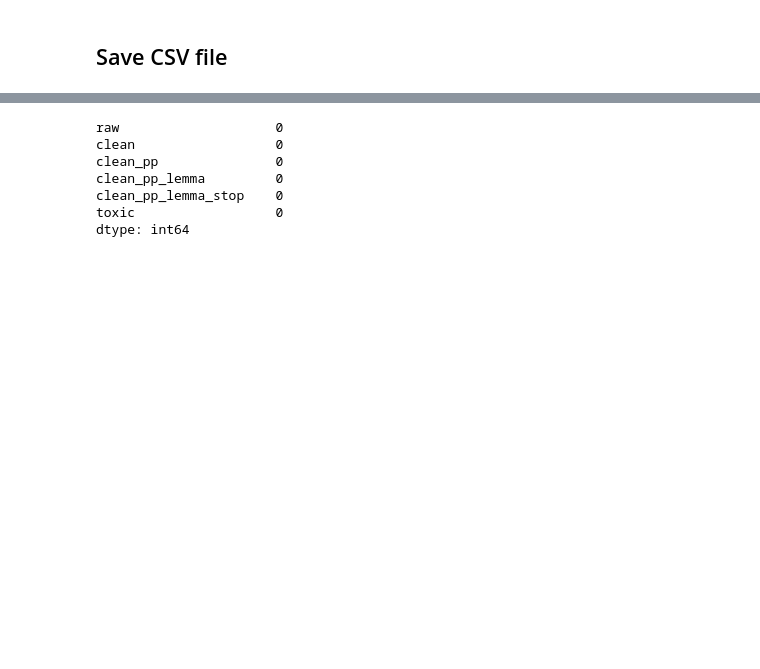
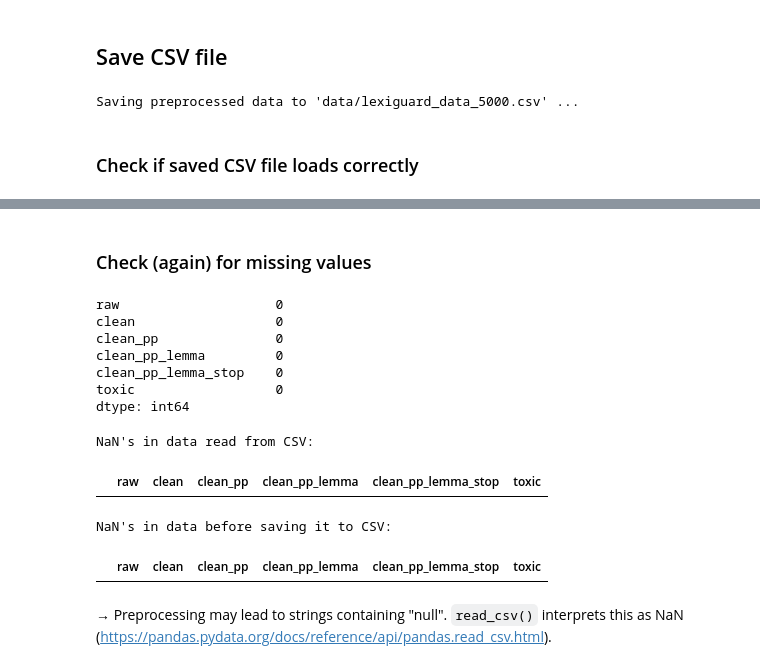
Before and after one commit to CalleRosa40/lexiguard, a Jupyter notebook: data_preprocessing.ipynb, the cells around one changed output, grey strips where cells are left out. Cells and saved outputs as stored; diff of their text form; code cells hidden in the pictures; blank space fills up the shorter version.

Commit message:
still cleaning up

```diff
--- a/data_preprocessing.ipynb
+++ b/data_preprocessing.ipynb
@@ -31,6 +39,6 @@ Source: https://www.kaggle.com/competitions/jigsaw-unintended-bias-in-toxicity-c
 # %%
 # load only comments and toxicity scores from CSV
-df = pd.read_csv('data/kaggle_original/all_data.csv',
+df = pd.read_csv('data/all_data.csv',
                  usecols=['comment_text', 'toxicity'])
 # %%
 df.info()
@@ -51,9 +59,4 @@ TODO: A 'stratified' approach would be nice here, so that the sample has the sam
 # %%
-sample_size = None
-
-# uncomment to create sample of desired size
-sample_size = 10_000
-
 if sample_size != None:
     df = df.sample(sample_size, random_state=42)
     print(f'Using data sample: {df.shape[0]} rows.')
@@ -378,5 +379,18 @@ df_new.to_csv('data/lexiguard_data.csv', index=False)
+# %%
+if sample_size != None:
+    output_file = f'data/lexiguard_data_{sample_size}.csv'
+else:
+    output_file = 'data/lexiguard_data_full.csv'
+
+print(f"Saving preprocessed data to '{output_file}' ...")
+
+df_new.to_csv(output_file, index=False, quoting=csv.QUOTE_NONNUMERIC)
+# %% [output]
+Saving preprocessed data to 'data/lexiguard_data_5000.csv' ...
+# %% [markdown]
+### Check if saved CSV file loads correctly
 # %%
-df_check = pd.read_csv('data/lexiguard_data.csv')
+df_check = pd.read_csv(output_file)
 df_check.head()
 # %% [output]
 |  | raw | clean | clean_pp | clean_pp_lemma | clean_pp_lemma_stop | toxic |
@@ -385,6 +399,8 @@ df_check.head()
 | 2 | Catou I will wager that mutual fu... | Catou I will wager that mutual fu... | catou i will wager that mutual fu... | catou i will wager that mutual fu... | catou wager mutual fund sale stro... | 0 |
 | 3 | "The shortage of priests is not a... | "The shortage of priests is not a... | the shortage of priests is not a ... | the shortage of priest be not a s... | shortage priest shortage vocation... | 0 |
 | 4 | I dont disagree with that. It tak... | I dont disagree with that. It tak... | i do nt disagree with that it tak... | i do not disagree with that it ta... | not disagree take money deal drug... | 0 |
+# %% [markdown]
+### Check (again) for missing values
 # %%
 df_check.isna().sum()
 # %% [output]
@@ -395,3 +411,16 @@ clean_pp_lemma         0
 clean_pp_lemma_stop    0
 toxic                  0
 dtype: int64
+# %%
+print("NaN's in data read from CSV:")
+display(df_check[df_check.isna().any(axis=1)])
+
+print("NaN's in data before saving it to CSV:")
+display(df_new[df_check.isna().any(axis=1)])
+# %% [output]
+NaN's in data read from CSV:
+|  | raw | clean | clean_pp | clean_pp_lemma | clean_pp_lemma_stop | toxic |
+NaN's in data before saving it to CSV:
+|  | raw | clean | clean_pp | clean_pp_lemma | clean_pp_lemma_stop | toxic |
+# %% [markdown]
+→ Preprocessing may lead to strings containing "null". `read_csv()` interprets this as NaN (https://pandas.pydata.org/docs/reference/api/pandas.read_csv.html).
```
Also changed, not shown: parts of 21 cells of this notebook, 6 other files.
